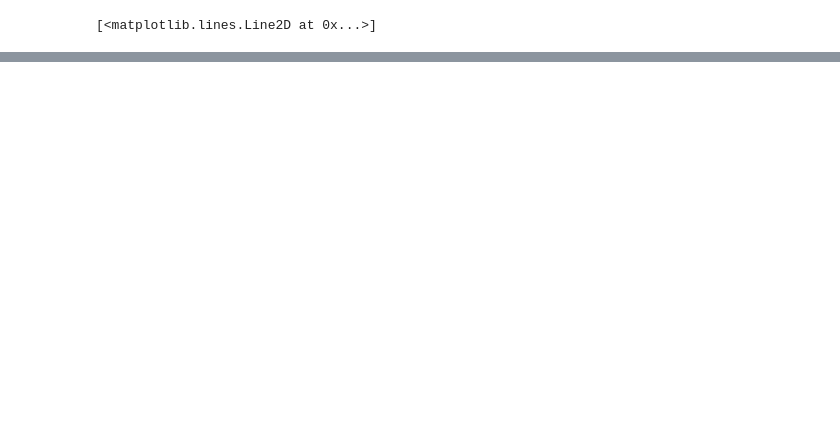
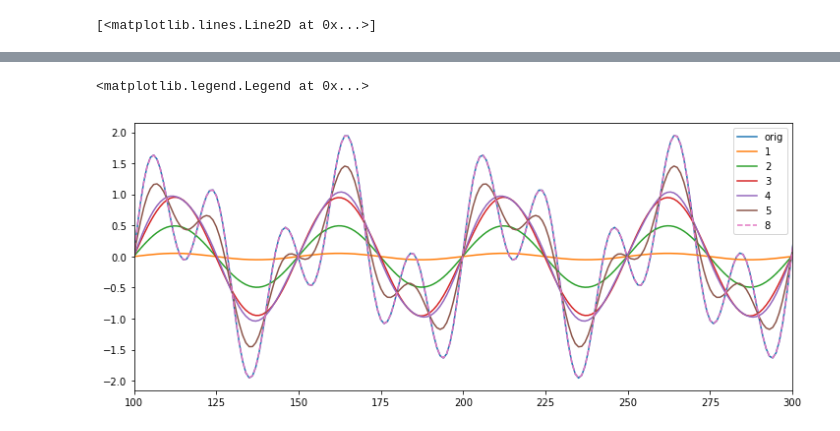
Before and after one commit to betaplane/cezanne, a Jupyter notebook: notebooks/Antarctica/Filter.ipynb, the cells around one changed output, grey strips where cells are left out. Drawn from its saved outputs; the diff is of its cells as text; code cells hidden in the pictures; blank space fills up the shorter version.

```diff
--- a/notebooks/Antarctica/Filter.ipynb
+++ b/notebooks/Antarctica/Filter.ipynb
@@ -74,0 +83,7 @@ axs.plot(w/np.pi, abs(h))
+# %%
+def lanczos(N, a):
+    x = np.linspace(-a, a, N)[1:-1]
+    return np.sinc(x) * np.sinc(x / a)
+# %%
+x = np.linspace(0, 2*np.pi, 1000)
+y = np.sin(20*x) + np.sin(50*x) # periods 50n and 20n
@@ -74,0 +93,30 @@ axs.plot(w/np.pi, abs(h))
+# %%
+plt.figure(figsize=(12, 5))
+plt.plot(y, label='orig')
+
+# cutoff period N (filter length)
+w = lanczos(101, 1)
+plt.plot(np.convolve(w/w.sum(), y, 'same'), label='1')
+
+# cutoff period N/2 (approx. lower frequency in data)
+w = lanczos(101, 2)
+plt.plot(np.convolve(w/w.sum(), y, 'same'), label='2')
+
+# etc
+w = lanczos(101, 3)
+plt.plot(np.convolve(w/w.sum(), y, 'same'), label='3')
+
+w = lanczos(101, 4)
+plt.plot(np.convolve(w/w.sum(), y, 'same'), label='4')
+
+w = lanczos(101, 5)
+plt.plot(np.convolve(w/w.sum(), y, 'same'), label='5')
+
+w = lanczos(101, 8)
+plt.plot(np.convolve(w/w.sum(), y, 'same'), '--', label='8')
+
+plt.gca().set_xlim(100, 300)
+plt.legend()
+# %% [output]
+<matplotlib.legend.Legend at 0x...>
+[figure, added]
```
Also changed, not shown: parts of 4 cells of this notebook, 7 other files.
